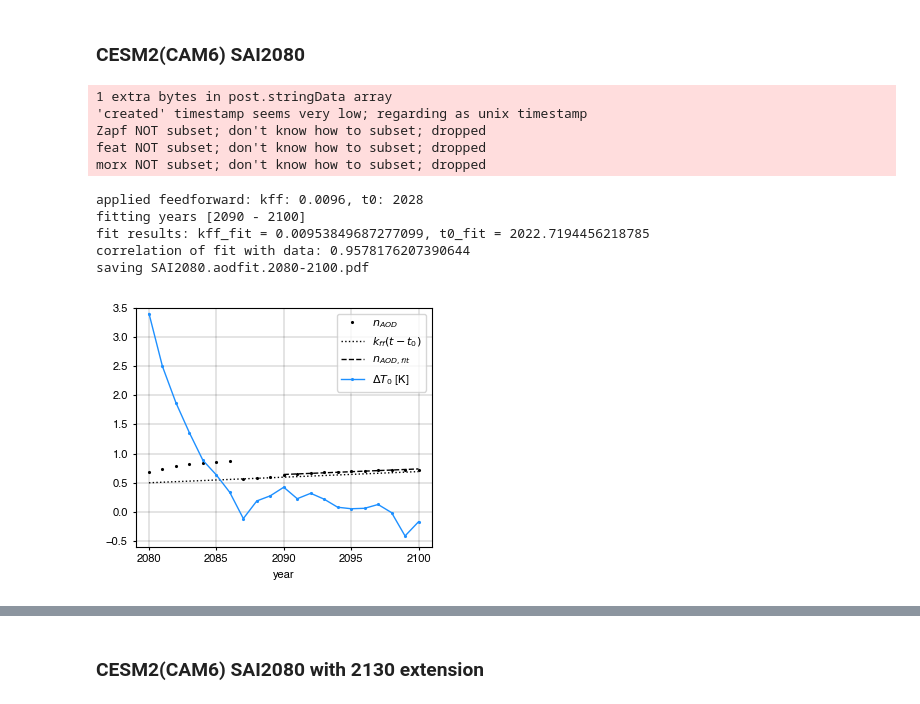
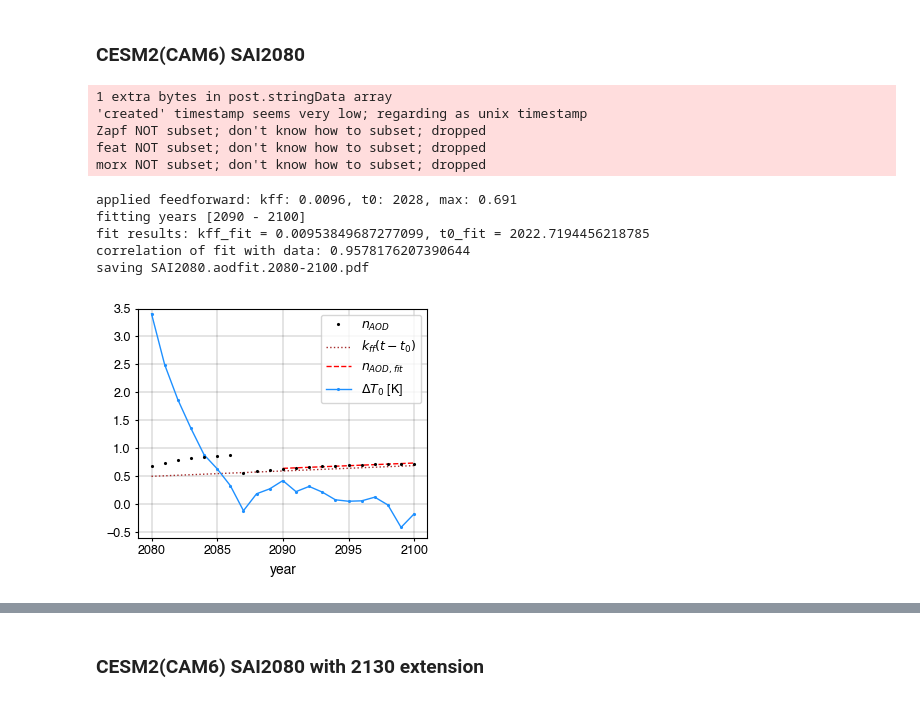
Before and after one commit to JdeJong96/CESM-CAM_SAI, a Jupyter notebook: controller/logs/plot_controllog.ipynb, the cells around one changed output, grey strips where cells are left out. Saved outputs shown, nothing was run; the diff lists cells and outputs as text; code cells hidden in the pictures.

```diff
--- a/controller/logs/plot_controllog.ipynb
+++ b/controller/logs/plot_controllog.ipynb
@@ -1,27 +26,5 @@
 # %%
-import glob
-import os
-import numpy as np
-import matplotlib.pyplot as plt
-
-plt.rcParams.update({
-    'axes.labelsize': 8,
-    'axes.titlesize': 8,
-    'figure.figsize': (3.5, 3),
-    'font.cursive': ['Helvetica-Oblique'],
-    'font.family': ['sans-serif'],
-    'font.sans-serif': ['Helvetica'],
-    'font.size': 8,
-    'legend.fontsize':8,
-    'lines.linewidth': 1,
-    'lines.markersize': 2.5,
-    'pdf.fonttype': 42,
-    'xtick.labelsize':8, #12
-    'xtick.major.size':2,
-    'ytick.labelsize':8, # 12
-    'ytick.major.size':2,
-})
-
+# function definitions
 
 def read_logfile(filepath, delim=' '):
     """Read log file from feedback controller
@@ -92,11 +95,11 @@ def concat(*args, dim='Timestamp'):
     return {k:np.delete(data[k], delete_ids) for k in keys}
 
 
-def logfileplot_v1(ds, addfp=None, figname=None):
+def logfileplot_v1(ds, addfp=None, leg=True, figname=None):
     #ds = read_logfile(LOGFILE)
     #logname = os.path.splitext(os.path.basename(LOGFILE))[0]
     #print("reading", LOGFILE)
-    print(f"applied feedforward: kff: {kff}, t0: {t0}")
+    print(f"applied feedforward: kff: {kff}, t0: {t0}, max: {ffmax}")
 
     # fit n_aod
     fit, coef = linearfit(ds[x],ds[y1], skip=nskip)
@@ -109,27 +112,28 @@ def logfileplot_v1(ds, addfp=None, figname=None):
     # y plot (n_aod)
     fig = plt.figure()
     ax = fig.gca()
-    ax.plot(ds[x], ds[y1],'.', c=c, label=r'$n_{AOD}$')
+    ax.plot(ds[x], ds[y1],'.', c=c, label=r'$n_{AOD}$', zorder=5)
     ax.set_xlabel('year')
     ax.set_ylim(ylim)
     ax.grid(c=c, axis='both', lw=.3, alpha=.5)
     ax.tick_params(axis='y', color=c, labelcolor=c)
 
     # fit plots
-    p1=ax.plot(ds[x], kff*(ds[x]-t0), ':', c=c,label=r'$k_{ff}(t-t_{0})$') # feedforward
-    ax.plot(*(fit),'--', c=c,label=(r'$n_{AOD,fit}$'))
+    p1=ax.plot(ds[x], np.clip(kff*(ds[x]-t0), a_min=None, a_max=ffmax), ':', c='brown',label=r'$k_{ff}(t-t_{0})$') # feedforward
+    ax.plot(*(fit),'--', c='red',label=(r'$n_{AOD,fit}$')) # linear fit
 
     # additional fit plot
     if addfp:
-        fit, coef = linearfit(ds[x][addfp],ds[y1][addfp])
+        fit, coef = linearfit(ds[x][addfp],ds[y1][addfp], skip=0)
         baseyear = fit[0][0] - fit[1][0]/coef[0]
         print(f"fitting years [{ds[x][addfp][0]} - {ds[x][addfp][-1]}]")
         print(f"fit results: kff_fit = {coef[0]}, t0_fit = {baseyear}")
-        pa = ax.plot(*(fit), '--', c=c)
+        pa = ax.plot(*(fit), '--', c='red')
 
     # dT plot
     p2 = ax.plot(ds[x], ds[y2], '.-', c=c2, label=r'$\Delta T_0$ [K]',alpha=1)
-    ax.legend(loc=loc)
+    if leg:
+        ax.legend(loc=loc)
 
     fig.tight_layout()
     if figname:
@@ -285,28 +291,29 @@ morx NOT subset; don't know how to subset; dropped
 # %%
 figname = 'SAI2080.aodfit.2080-2100'
 ds = read_logfile('./ControlLog_b.e21.BSSP585cmip6.f09_g17.feedback.09.2080-2100.txt')
 kff = 0.0096   # applied feedforward constant kff
 t0 = 2028       # applied feedforward base year
+ffmax = 0.691
 x = 'Timestamp' # x-axis variable
 y1 = 'L0'; c = 'k'; ylim = [-0.6,3.5]     # properties of left y-axis variable
 y2 = 'dT0'; c2 = 'dodgerblue'; ylim2 = [-0.59, 0.49] # properties of right y-axis variable
 nskip = 10      # number of years to skip when fitting y1 data
 loc = 'upper right' # legend location
 ext = '.pdf'    # figure save format
 
 logfileplot_v1(ds, figname=figname)
 # %% [output]
 1 extra bytes in post.stringData array
 'created' timestamp seems very low; regarding as unix timestamp
 Zapf NOT subset; don't know how to subset; dropped
 feat NOT subset; don't know how to subset; dropped
 morx NOT subset; don't know how to subset; dropped
-applied feedforward: kff: 0.0096, t0: 2028
+applied feedforward: kff: 0.0096, t0: 2028, max: 0.691
 fitting years [2090 - 2100]
 fit results: kff_fit = 0.00953849687277099, t0_fit = 2022.7194456218785
 correlation of fit with data: 0.9578176207390644
 saving SAI2080.aodfit.2080-2100.pdf
-[figure, old version]
+[figure, new version]
 # %%
 figname = 'SAI2080.allvar.2080-2100'
 fig, ax = plt.subplots(4,3, sharex=True, figsize=(7,6))
```
Also changed, not shown: parts of 9 cells of this notebook, 8 other files.
